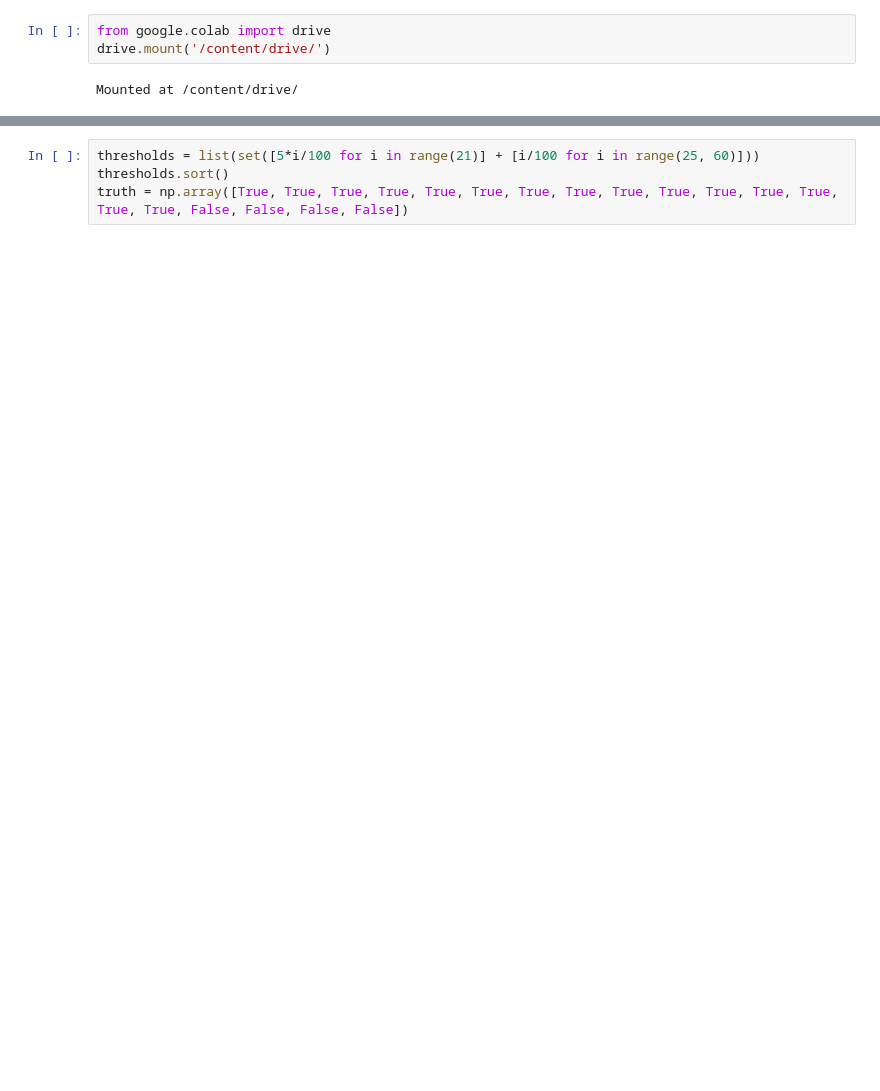
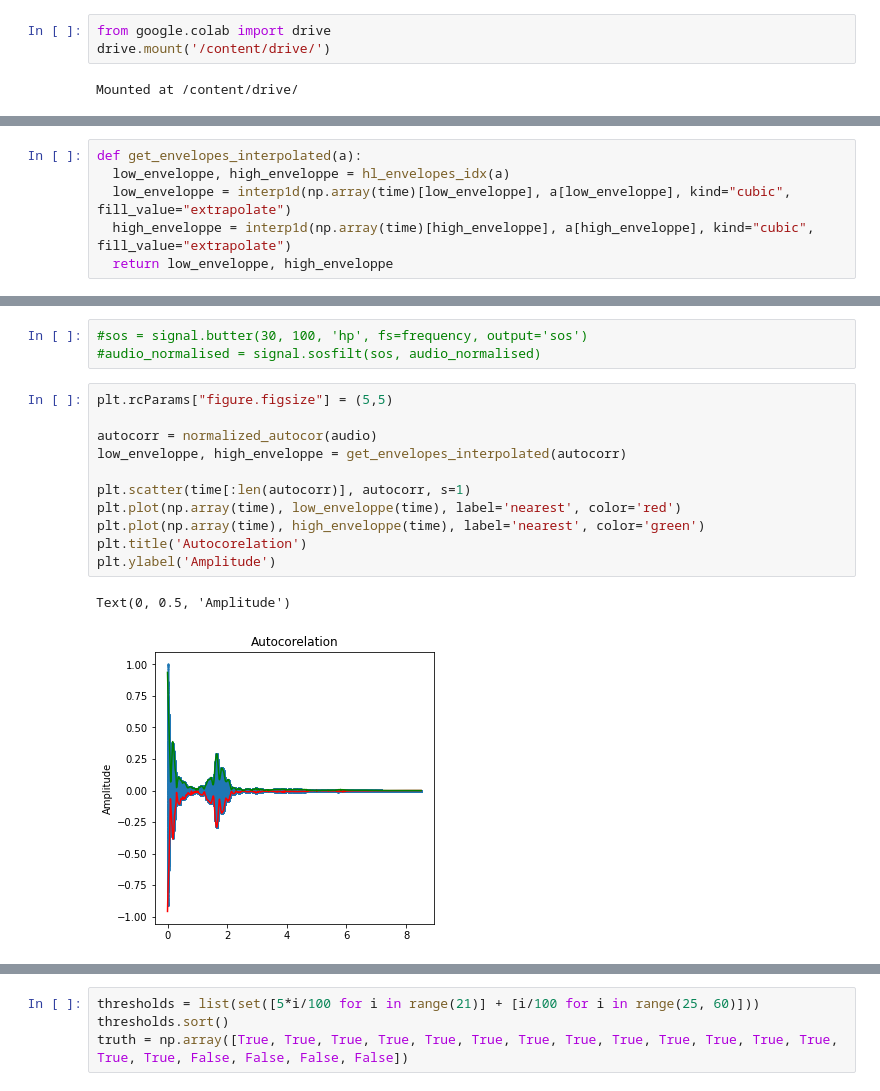
Before and after one commit to nima3333/AURA, a Jupyter notebook: aura_experiments.ipynb, the cells around one changed output, grey strips where cells are left out. Saved outputs shown, nothing was run; the diff lists cells and outputs as text; blank space fills up the shorter version.

```diff
--- a/aura_experiments.ipynb
+++ b/aura_experiments.ipynb
@@ -113,0 +95,6 @@ def real_dft(x):
+# %%
+def get_envelopes_interpolated(a):
+  low_enveloppe, high_enveloppe = hl_envelopes_idx(a)
+  low_enveloppe = interp1d(np.array(time)[low_enveloppe], a[low_enveloppe], kind="cubic", fill_value="extrapolate")
+  high_enveloppe = interp1d(np.array(time)[high_enveloppe], a[high_enveloppe], kind="cubic", fill_value="extrapolate")
+  return low_enveloppe, high_enveloppe
@@ -113,0 +119,17 @@ def real_dft(x):
+# %%
+#sos = signal.butter(30, 100, 'hp', fs=frequency, output='sos')
+#audio_normalised = signal.sosfilt(sos, audio_normalised)
+# %%
+plt.rcParams["figure.figsize"] = (5,5)
+
+autocorr = normalized_autocor(audio)
+low_enveloppe, high_enveloppe = get_envelopes_interpolated(autocorr)
+
+plt.scatter(time[:len(autocorr)], autocorr, s=1)
+plt.plot(np.array(time), low_enveloppe(time), label='nearest', color='red')
+plt.plot(np.array(time), high_enveloppe(time), label='nearest', color='green')
+plt.title('Autocorelation')
+plt.ylabel('Amplitude')
+# %% [output]
+Text(0, 0.5, 'Amplitude')
+[figure, added]
```
Also changed, not shown: parts of 38 cells of this notebook, 35 other files.
